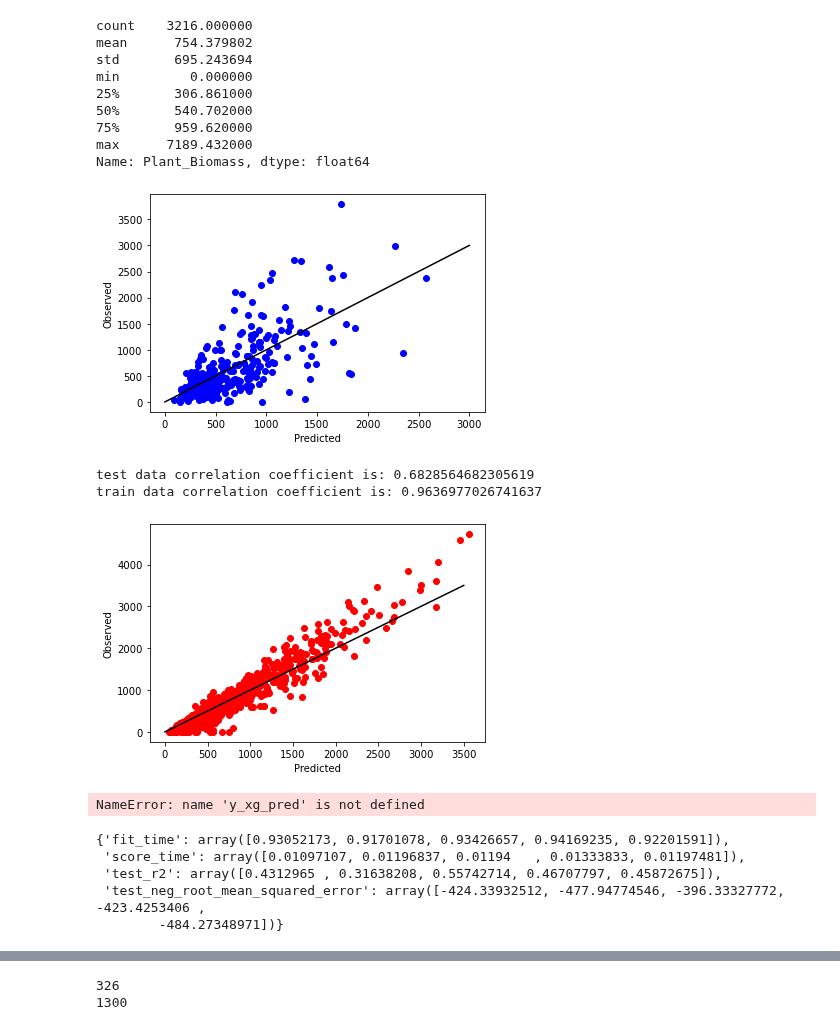
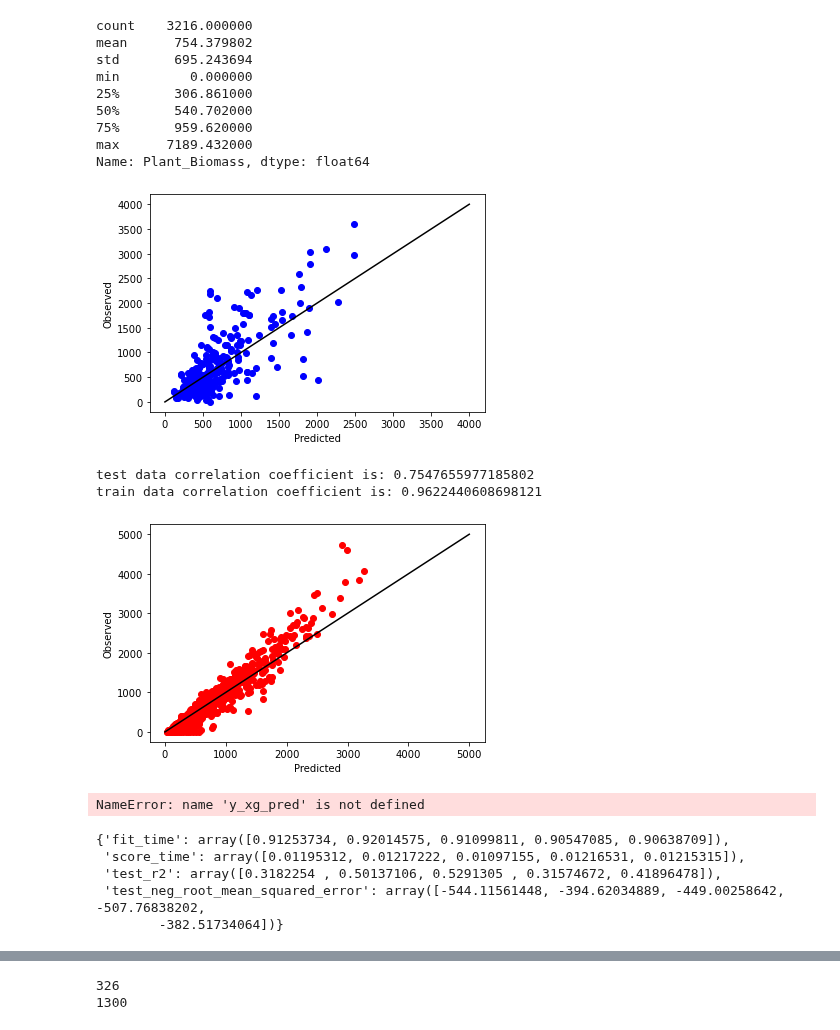
Before and after one commit to asajulien/PhD, a Jupyter notebook: Jupyter/Georgia/GA - yearly data.ipynb, the cells around one changed output, grey strips where cells are left out. Drawn from its saved outputs; the diff is of its cells as text; code cells hidden in the pictures.

Commit message:
Tidal filtering with FLATS!

```diff
--- a/Jupyter/Georgia/GA - yearly data.ipynb
+++ b/Jupyter/Georgia/GA - yearly data.ipynb
@@ -16,18 +16,9 @@ import glob
 ##import and concatenate datasets
 ##Mac:
 # path = r'/Users/asariversjulien/Documents/Data/CSV files/Sapelo/Yearly data'
-# all_files = glob.glob(path + "/*.csv")
-
-# li = []
-
-# for filename in all_files:
-#     df = pd.read_csv(filename, index_col=None, header=0)
-#     li.append(df)
-
-# df = pd.concat(li, axis=0, ignore_index=True)
 
 ##PC:
-path = r'C:/Users/arj26323/Documents/Data/Biomass datasets/Sapelo/Yearly data'
+path = r'C:/Users/arj26323/Documents/Data/Biomass datasets/Sapelo/Yearly data/Flats'
 all_files = glob.glob(path + "/*.csv")
 
 li = []
@@ -272,6 +264,7 @@ Latitude   Longitude
 df1 = df1[df1['ndvi'].notna()] ##remove rows with NaN for columns used in the model
 df1 = df1[df1['prcp'].notna()] ##CAREFUL; added 7/11/22
 df1 = df1[df1['Species_Code'] == 'A1'] ##careful here
+df1 = df1[(df1['flats'] < 0.1) & (df1['flats'] > -0.1)] ##Increases NRMSE by 0.003, but seems to be a better fit
 
 from sklearn.model_selection import train_test_split
 from numpy import loadtxt
@@ -362,26 +360,26 @@ Name: Plant_Biomass, dtype: float64
 # %%
 plt.scatter(y_pred, yargs_test, color = 'blue') ##label axes - x,y in order?
 # plt.plot(X_val, regressor.predict(X_val), color = 'red')
 plt.xlabel("Predicted")
 plt.ylabel("Observed")
-plt.plot([0, 3000], [0, 3000], 'k-')
+plt.plot([0, 4000], [0, 4000], 'k-')
 plt.show()
 
 print('test data correlation coefficient is: ' + str(np.corrcoef(yargs_test, y_pred)[0, 1]))
 
-train_pred = reg_x.predict(xargs_train) ##Not sure if this is the right thing to do here
+train_pred = pipe.predict(xargs_train) ##Not sure if this is the right thing to do here
 plt.scatter(train_pred, yargs_train, color = 'red')
 plt.xlabel("Predicted")
 plt.ylabel("Observed")
-plt.plot([0, 3500], [0, 3500], 'k-')
+plt.plot([0, 5000], [0, 5000], 'k-')
 plt.show
 
 print('train data correlation coefficient is: ' + str(np.corrcoef(train_pred, yargs_train)[0, 1]))
 # %% [output]
-[figure, old version]
+[figure, new version]
-test data correlation coefficient is: 0.6828564682305619
-train data correlation coefficient is: 0.9636977026741637
+test data correlation coefficient is: 0.7547655977185802
+train data correlation coefficient is: 0.9622440608698121
-[figure, old version]
+[figure, new version]
 # %%
 plt.scatter(y_xg_pred, y_xg_test, color = 'blue') ##label axes - x,y in order?
 # plt.plot(X_val, regressor.predict(X_val), color = 'red')
@@ -407,7 +405,7 @@ X, y = predictors, targets
 n_splits = 5
 kf = KFold(n_splits=n_splits, shuffle=True)
 
-model = reg_x
+model = pipe
 scoring=('r2', 'neg_root_mean_squared_error')
 
 cv_results = cross_validate(model, X, y, cv=kf, scoring=scoring, return_train_score=False)
@@ -415,11 +413,11 @@ cv_results
 
 ##from: https://stackoverflow.com/questions/55270431/how-to-correctly-perform-cross-validation-in-scikit-learn
 # %% [output]
-{'fit_time': array([0.93052173, 0.91701078, 0.93426657, 0.94169235, 0.92201591]),
- 'score_time': array([0.01097107, 0.01196837, 0.01194   , 0.01333833, 0.01197481]),
- 'test_r2': array([0.4312965 , 0.31638208, 0.55742714, 0.46707797, 0.45872675]),
- 'test_neg_root_mean_squared_error': array([-424.33932512, -477.94774546, -396.33327772, -423.4253406 ,
-        -484.27348971])}
+{'fit_time': array([0.91253734, 0.92014575, 0.91099811, 0.90547085, 0.90638709]),
+ 'score_time': array([0.01195312, 0.01217222, 0.01097155, 0.01216531, 0.01215315]),
+ 'test_r2': array([0.3182254 , 0.50137106, 0.5291305 , 0.31574672, 0.41896478]),
+ 'test_neg_root_mean_squared_error': array([-544.11561448, -394.62034889, -449.00258642, -507.76838202,
+        -382.51734064])}
 # %%
 ##Running the GA model on VA data
 
```
Also changed, not shown: parts of 10 cells of this notebook, 2 other files.
